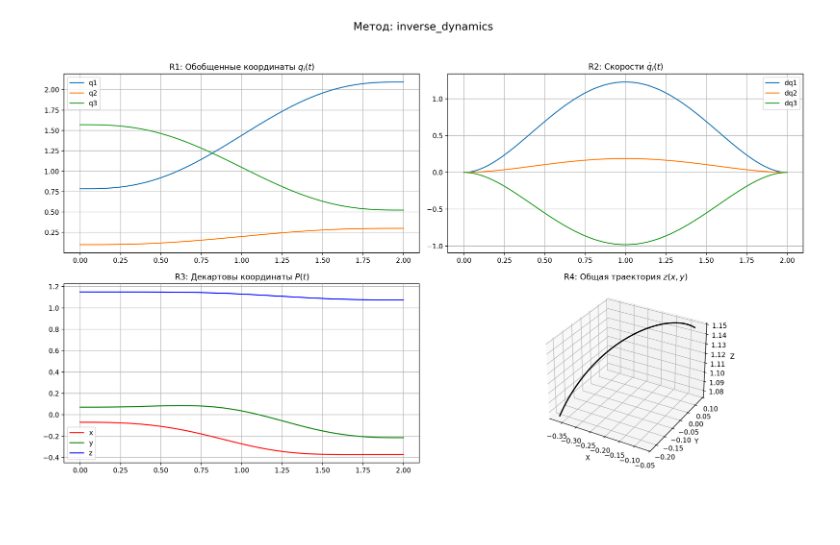
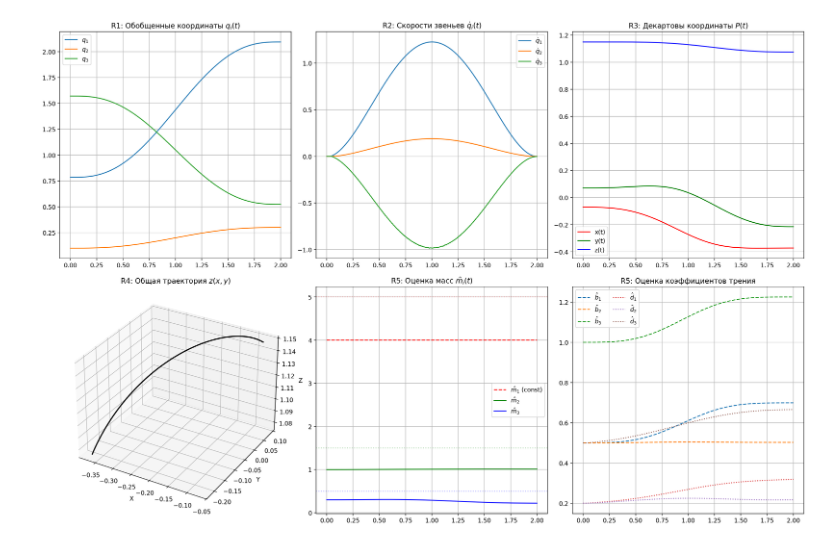
Before and after one commit to Nekromant-Urala/Work4, a Jupyter notebook: task3.ipynb, the cells around one changed output. Cells and saved outputs as stored; diff of their text form; code cells hidden in the pictures; blank space fills up the shorter version.

```diff
--- a/task3.ipynb
+++ b/task3.ipynb
@@ -9,6 +9,10 @@ from mpl_toolkits.mplot3d import Axes3D
 # %%
 # Параметры системы
 l1, l2 = 1.0, 0.15
-m1, m2, m3 = 5.0, 1.5, 0.5
+m_true = np.array([5.0, 1.5, 0.5])
+B_true = np.array([1.2, 0.8, 2.4])
+D_true = np.array([0.6, 0.4, 1.1])
+g = 9.81
+
 T_end = 2.0
 # %%
@@ -74,55 +107,60 @@ def robot_ode(t, state, method):
 # %%
-# Моделирование и Визуализация
-methods = ['inverse_dynamics', 'lyapunov']
-results = {}
+# Визуализация
+t_plot = sol.t
+q_plot = sol.y[0:3].T
+dq_plot = sol.y[3:6].T
+theta_plot = sol.y[6:15].T
 
-for m in methods:
-    sol = solve_ivp(robot_ode, [0, T_end], np.concatenate(([np.pi/4, 0.1, np.pi/2], [0,0,0])), t_eval=np.linspace(0, T_end, 500), args=(m,))
-    results[m] = sol
+def fk(qi):
+    x = -(l2 * np.cos(qi[2]) + qi[1]) * np.sin(qi[0])
+    y = (l2 * np.cos(qi[2]) + qi[1]) * np.cos(qi[0])
+    z = l1 + l2 * np.sin(qi[2])
+    return [x, y, z]
 
-def plot_results(sol, title):
-    t = sol.t
-    q = sol.y[:3].T
-    dq = sol.y[3:].T
-    p = np.array([forward_kinematics(qi) for qi in q])
+p = np.array([fk(val) for val in q_plot])
 
-    fig = plt.figure(figsize=(16, 10))
-    plt.suptitle(title, fontsize=16)
+fig = plt.figure(figsize=(18, 12))
 
-    # R1: Обобщенные координаты
-    ax1 = fig.add_subplot(2, 2, 1)
-    for i in range(3): ax1.plot(t, q[:, i], label=f'q{i+1}')
-    ax1.set_title('R1: Обобщенные координаты $q_i(t)$')
-    ax1.legend()
-    ax1.grid(True)
+# R1: Координаты
+ax1 = fig.add_subplot(2, 3, 1)
+labels = ['$q_1$', '$q_2$', '$q_3$']
+for i in range(3): ax1.plot(t_plot, q_plot[:,i], label=labels[i])
+ax1.set_title('R1: Обобщенные координаты $q_i(t)$'); ax1.legend(); ax1.grid(True)
 
-    # R2: Скорости
-    ax2 = fig.add_subplot(2, 2, 2)
-    for i in range(3): ax2.plot(t, dq[:, i], label=f'dq{i+1}')
-    ax2.set_title(r'R2: Скорости $\dot{q}_i(t)$')
-    ax2.legend();
-    ax2.grid(True)
+# R2: Скорости
+ax2 = fig.add_subplot(2, 3, 2)
+v_labels = [r'$\dot{q}_1$', r'$\dot{q}_2$', r'$\dot{q}_3$']
+for i in range(3): ax2.plot(t_plot, dq_plot[:,i], label=v_labels[i])
+ax2.set_title(r'R2: Скорости звеньев $\dot{q}_i(t)$'); ax2.legend(); ax2.grid(True)
 
-    # R3: Декартовы координаты
-    ax3 = fig.add_subplot(2, 2, 3)
-    ax3.plot(t, p[:, 0], 'r', label='x')
-    ax3.plot(t, p[:, 1], 'g', label='y')
-    ax3.plot(t, p[:, 2], 'b', label='z')
-    ax3.set_title('R3: Декартовы координаты $P(t)$');
-    ax3.legend();
-    ax3.grid(True)
+# R3: Декартовы координаты
+ax3 = fig.add_subplot(2, 3, 3)
+ax3.plot(t_plot, p[:,0], 'r', label='x(t)')
+ax3.plot(t_plot, p[:,1], 'g', label='y(t)')
+ax3.plot(t_plot, p[:,2], 'b', label='z(t)')
+ax3.set_title('R3: Декартовы координаты $P(t)$'); ax3.legend(); ax3.grid(True)
 
-    # R4: 3D траектория
-    ax4 = fig.add_subplot(2, 2, 4, projection='3d')
-    ax4.plot(p[:, 0], p[:, 1], p[:, 2], 'black', lw=2)
-    ax4.set_title('R4: Общая траектория $z(x, y)$')
-    ax4.set_xlabel('X')
-    ax4.set_ylabel('Y')
-    ax4.set_zlabel('Z')
+# R4: 3D траектория
+ax4 = fig.add_subplot(2, 3, 4, projection='3d')
+ax4.plot(p[:,0], p[:,1], p[:,2], 'black', lw=2)
+ax4.set_xlabel('X'); ax4.set_ylabel('Y'); ax4.set_zlabel('Z')
+ax4.set_title('R4: Общая траектория $z(x, y)$')
 
-    plt.tight_layout(rect=[0, 0.03, 1, 0.95]); plt.show()
+# R5: Оценка масс
+ax5 = fig.add_subplot(2, 3, 5)
+ax5.plot(t_plot, theta_plot[:, 0], 'r--', label=r'$\hat{m}_1$ (const)')
+ax5.plot(t_plot, theta_plot[:, 1], 'g', label=r'$\hat{m}_2$')
+ax5.plot(t_plot, theta_plot[:, 2], 'b', label=r'$\hat{m}_3$')
+ax5.axhline(5.0, color='r', alpha=0.3, ls=':'); ax5.axhline(1.5, color='g', alpha=0.3, ls=':'); ax5.axhline(0.5, color='b', alpha=0.3, ls=':')
+ax5.set_title(r'R5: Оценка масс $\hat{m}_i(t)$'); ax5.legend(); ax5.grid(True)
 
-for m in methods:
-    plot_results(results[m], f"Метод: {m}")
+# R5: Оценка трения
+ax6 = fig.add_subplot(2, 3, 6)
+ax6.plot(t_plot, theta_plot[:, 3:6], '--', label=[r'$\hat{b}_1$', r'$\hat{b}_2$', r'$\hat{b}_3$'])
+ax6.plot(t_plot, theta_plot[:, 6:9], ':', label=[r'$\hat{d}_1$', r'$\hat{d}_2$', r'$\hat{d}_3$'])
+ax6.set_title('R5: Оценка коэффициентов трения'); ax6.legend(ncol=2); ax6.grid(True)
+
+plt.tight_layout()
+plt.show()
 # %% [output]
-[figure, old version]
+[figure, new version]
```
Also changed, not shown: parts of 2 cells of this notebook.
